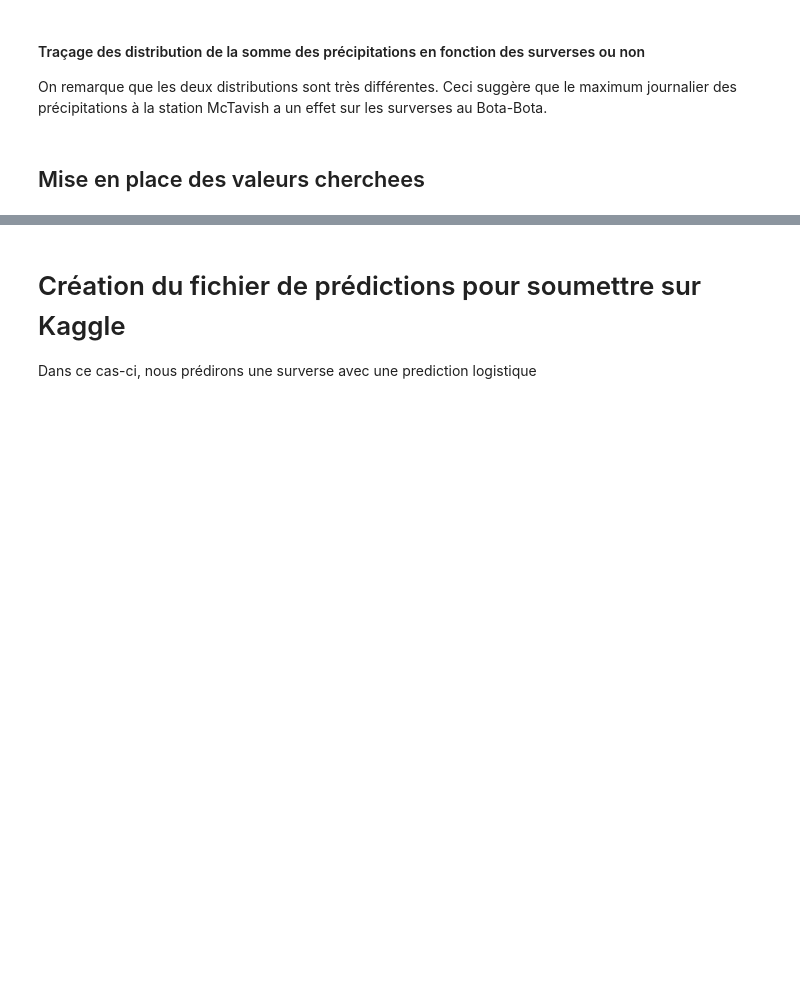
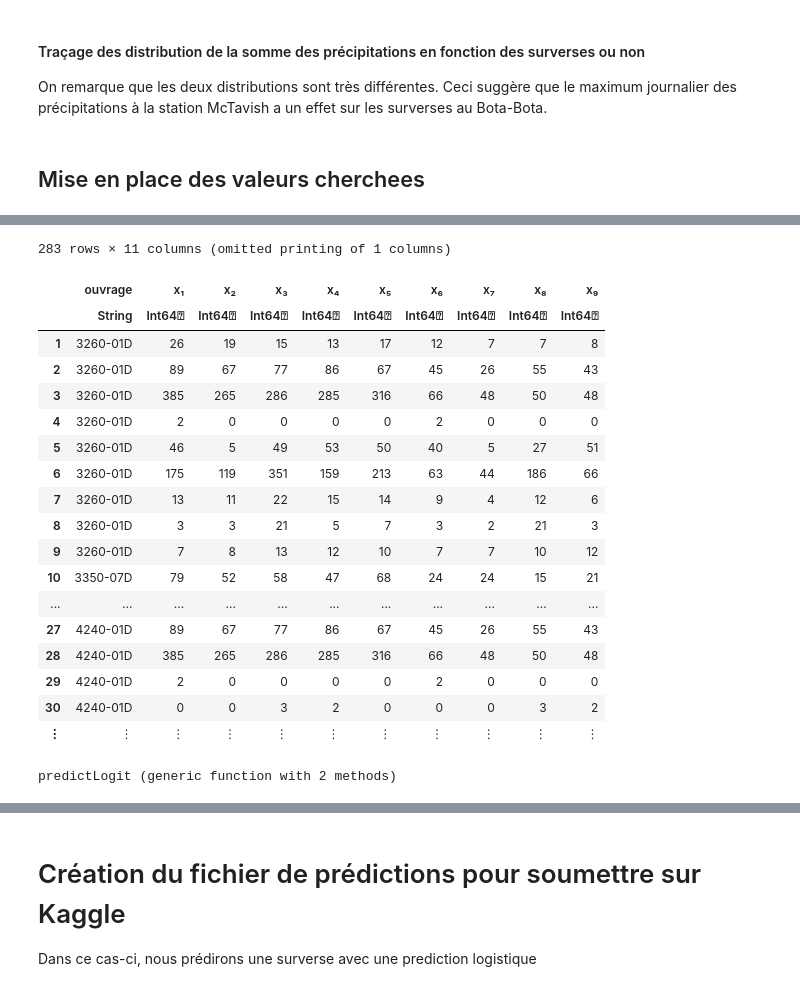
Before and after one commit to SamuelA-L/Prob-et-Stats-IA, a Jupyter notebook: ProjetA19.ipynb, the cells around one changed output, grey strips where cells are left out. Cells and saved outputs as stored; diff of their text form; code cells hidden in the pictures; blank space fills up the shorter version.

```diff
--- a/ProjetA19.ipynb
+++ b/ProjetA19.ipynb
@@ -516,22 +767,46 @@ df = join(df, pcp_sum, on=:date, kind= :inner)
 # %%
-dataframe = DataFrame(ouvrage=df.NO_OUVRAGE, x₁=df.sumMcTavish,x₂=df.maxMcTavish,x₃=df.sumBellevue,x₄=df.maxBellevue,x₅=df.sumAssomption,x₆=df.maxAssomption,x₇=df.sumTrudeau,x₈=df.maxTrudeau,x₉=df.sumStHubert,x₁₀=df.maxStHubert)
+dataframe = DataFrame(ouvrage=df.NO_OUVRAGE, x₁=df.sumMcTavish,x₂=df.sumBellevue,x₃=df.sumAssomption,x₄=df.sumTrudeau,x₅=df.sumStHubert,x₆=df.maxMcTavish,x₇=df.maxBellevue,x₈=df.maxAssomption,x₉=df.maxTrudeau,x₁₀=df.maxStHubert)
+# %% [output]
+283 rows × 11 columns (omitted printing of 1 columns)
+|  | ouvrage | x₁ | x₂ | x₃ | x₄ | x₅ | x₆ | x₇ | x₈ | x₉ |
+|  | String | Int64⍰ | Int64⍰ | Int64⍰ | Int64⍰ | Int64⍰ | Int64⍰ | Int64⍰ | Int64⍰ | Int64⍰ |
+| 1 | 3260-01D | 26 | 19 | 15 | 13 | 17 | 12 | 7 | 7 | 8 |
+| 2 | 3260-01D | 89 | 67 | 77 | 86 | 67 | 45 | 26 | 55 | 43 |
+| 3 | 3260-01D | 385 | 265 | 286 | 285 | 316 | 66 | 48 | 50 | 48 |
+| 4 | 3260-01D | 2 | 0 | 0 | 0 | 0 | 2 | 0 | 0 | 0 |
+| 5 | 3260-01D | 46 | 5 | 49 | 53 | 50 | 40 | 5 | 27 | 51 |
+| 6 | 3260-01D | 175 | 119 | 351 | 159 | 213 | 63 | 44 | 186 | 66 |
+| 7 | 3260-01D | 13 | 11 | 22 | 15 | 14 | 9 | 4 | 12 | 6 |
+| 8 | 3260-01D | 3 | 3 | 21 | 5 | 7 | 3 | 2 | 21 | 3 |
+| 9 | 3260-01D | 7 | 8 | 13 | 12 | 10 | 7 | 7 | 10 | 12 |
+| 10 | 3350-07D | 79 | 52 | 58 | 47 | 68 | 24 | 24 | 15 | 21 |
+| ... | ... | ... | ... | ... | ... | ... | ... | ... | ... | ... |
+| 27 | 4240-01D | 89 | 67 | 77 | 86 | 67 | 45 | 26 | 55 | 43 |
+| 28 | 4240-01D | 385 | 265 | 286 | 285 | 316 | 66 | 48 | 50 | 48 |
+| 29 | 4240-01D | 2 | 0 | 0 | 0 | 0 | 2 | 0 | 0 | 0 |
+| 30 | 4240-01D | 0 | 0 | 3 | 2 | 0 | 0 | 0 | 3 | 2 |
+| ⋮ | ⋮ | ⋮ | ⋮ | ⋮ | ⋮ | ⋮ | ⋮ | ⋮ | ⋮ | ⋮ |
 # %%
-predictions = []
-for row in eachrow(dataframe)
-    if row.ouvrage == "4350-01D"
-        predictions = vcat(predictions, GLM.predict(Mvieuxmtl, DataFrame(row[Not(:ouvrage)])))
+function predictLogit(dataframe, Mvieuxmtl, Mrdesp, Mahunstic, Mpauxt, Mverdun)
+    predictions = []
+    for row in eachrow(dataframe)
+        if row.ouvrage == "4350-01D"
+            predictions = vcat(predictions, GLM.predict(Mvieuxmtl, DataFrame(row[Not(:ouvrage)])))
+        end
+        if row.ouvrage == "3260-01D"
+            predictions = vcat(predictions, GLM.predict(Mrdesp, DataFrame(row[Not(:ouvrage)])))
+        end
+        if row.ouvrage == "3350-07D"
+            predictions = vcat(predictions, GLM.predict(Mahunstic, DataFrame(row[Not(:ouvrage)])))
+        end
+        if row.ouvrage == "4240-01D"
+            predictions = vcat(predictions, GLM.predict(Mpauxt, DataFrame(row[Not(:ouvrage)])))
+        end
+        if row.ouvrage == "4380-01D"
+            predictions = vcat(predictions, GLM.predict(Mverdun, DataFrame(row[Not(:ouvrage)])))
+        end
     end
-    if row.ouvrage == "3260-01D"
-        predictions = vcat(predictions, GLM.predict(Mrdesp, DataFrame(row[Not(:ouvrage)])))
-    end
-    if row.ouvrage == "3350-07D"
-        predictions = vcat(predictions, GLM.predict(Mahunstic, DataFrame(row[Not(:ouvrage)])))
-    end
-    if row.ouvrage == "4240-01D"
-        predictions = vcat(predictions, GLM.predict(Mpauxt, DataFrame(row[Not(:ouvrage)])))
-    end
-    if row.ouvrage == "4380-01D"
-        predictions = vcat(predictions, GLM.predict(Mverdun, DataFrame(row[Not(:ouvrage)])))
-    end
+    return round.(predictions)
 end
-predictions = round.(predictions)
+# %% [output]
+predictLogit (generic function with 2 methods)
```
Also changed, not shown: parts of 36 cells of this notebook, 2 other files.
